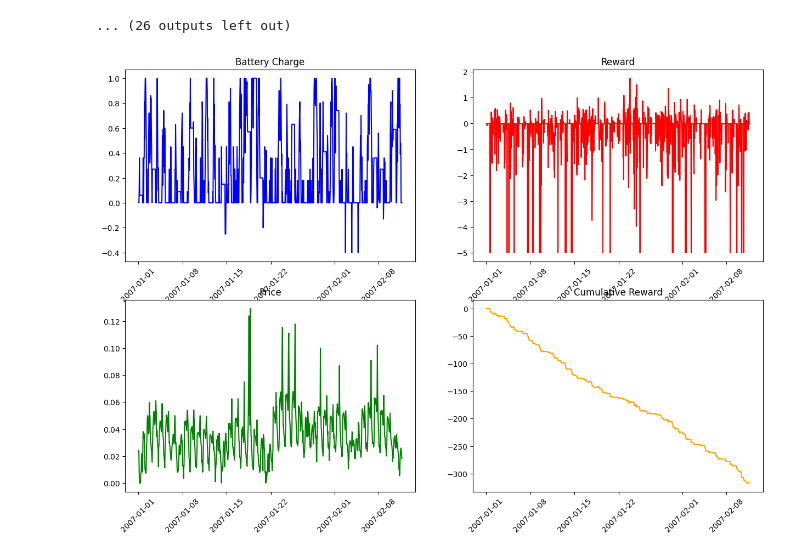
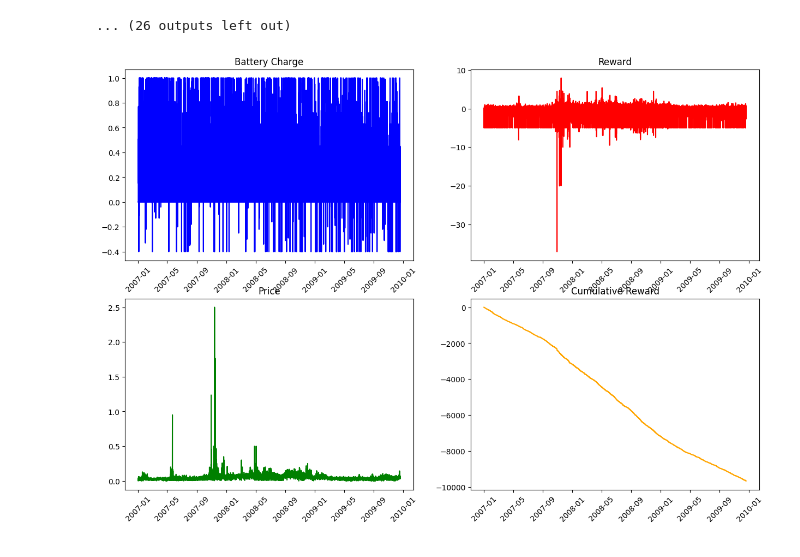
Before and after one commit to MaxFeucht/BatteryGrid, a Jupyter notebook: PRL.ipynb, the cells around one changed output. Saved outputs shown, nothing was run; the diff lists cells and outputs as text; code cells hidden in the pictures.

```diff
--- a/PRL.ipynb
+++ b/PRL.ipynb
@@ -573,10 +572,10 @@ Episode  12 Reward:  -492.57845799999984 Loss:  358.6654878051313
 ... (26 outputs left out)
 # %%
 iterator = PriceIteration(train, env)
-iterator.agent_iteration(agent = agent, iterations = 1000)
+iterator.agent_iteration(agent = agent, iterations = 26000)
 iterator.plot_single(normalize=False)
 # %% [output]
-[figure, old version]
+[figure, new version]
 # %%
 # Reward Shaping:
 
```
Also changed, not shown: parts of 2 cells of this notebook, 1 other file.
